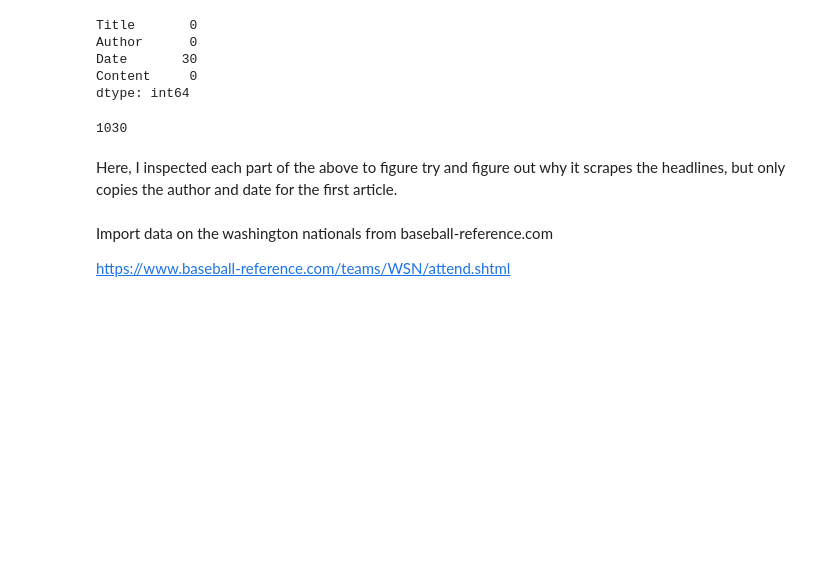
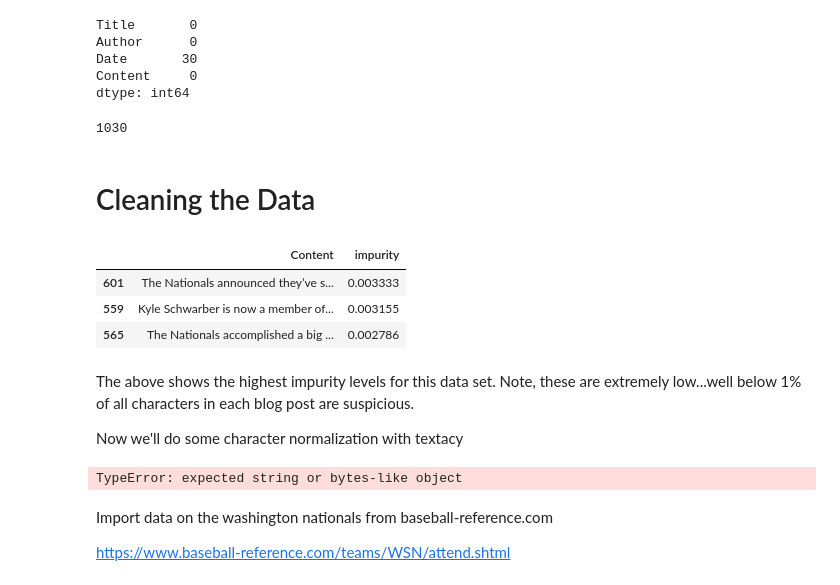
Before and after one commit to ApkimCA/AppliedTextMining_Team11, a Jupyter notebook: nationals_code.ipynb, the cells around one changed output. Drawn from its saved outputs; the diff is of its cells as text; code cells hidden in the pictures; blank space fills up the shorter version.

```diff
--- a/nationals_code.ipynb
+++ b/nationals_code.ipynb
@@ -118,5 +119,15 @@ dtype: int64
 len(df)
 # %% [output]
 1030
-# %% [markdown]
-Here, I inspected each part of the above to figure try and figure out why it scrapes the headlines, but only copies the author and date for the first article.
+# %% [markdown]
+# Cleaning the Data
+# %%
+#Identify any noise in the data
+RE_SUSPICIOUS = re.compile(r'[&#<>{}\[\]\\]')
+
+def impurity(text, min_len=10):
+    """returns the share of suspicious characters in a text"""
+    if text == None or len(text) < min_len:
+        return 0
+    else:
+        return len(RE_SUSPICIOUS.findall(text))/len(text)
@@ -122,0 +136,16 @@ Here, I inspected each part of the above to figure try and figure out why it scr
+# %%
+pd.options.display.max_colwidth = 100 ###
+# add new column to data frame
+df['impurity'] = df['Content'].apply(impurity, min_len=10)
+
+# get the top 3 records
+df[['Content', 'impurity']].sort_values(by='impurity', ascending=False).head(3)
+# %% [output]
+|  | Content | impurity |
+| 601 | The Nationals announced they’ve s... | 0.003333 |
+| 559 | Kyle Schwarber is now a member of... | 0.003155 |
+| 565 | The Nationals accomplished a big ... | 0.002786 |
+# %% [markdown]
+The above shows the highest impurity levels for this data set.  Note, these are extremely low...well below 1% of all characters in each blog post are suspicious.
+
+Now we'll do some character normalization with textacy
@@ -123,3 +255,10 @@ Here, I inspected each part of the above to figure try and figure out why it scr
+# %%
+import nltk
+
+df['tokens'] = nltk.tokenize.word_tokenize(df['Content'])
+df.head()
+# %% [output]
+TypeError: expected string or bytes-like object
 # %% [markdown]
 Import data on the washington nationals from baseball-reference.com
 
```
Also changed, not shown: parts of 7 cells of this notebook.
